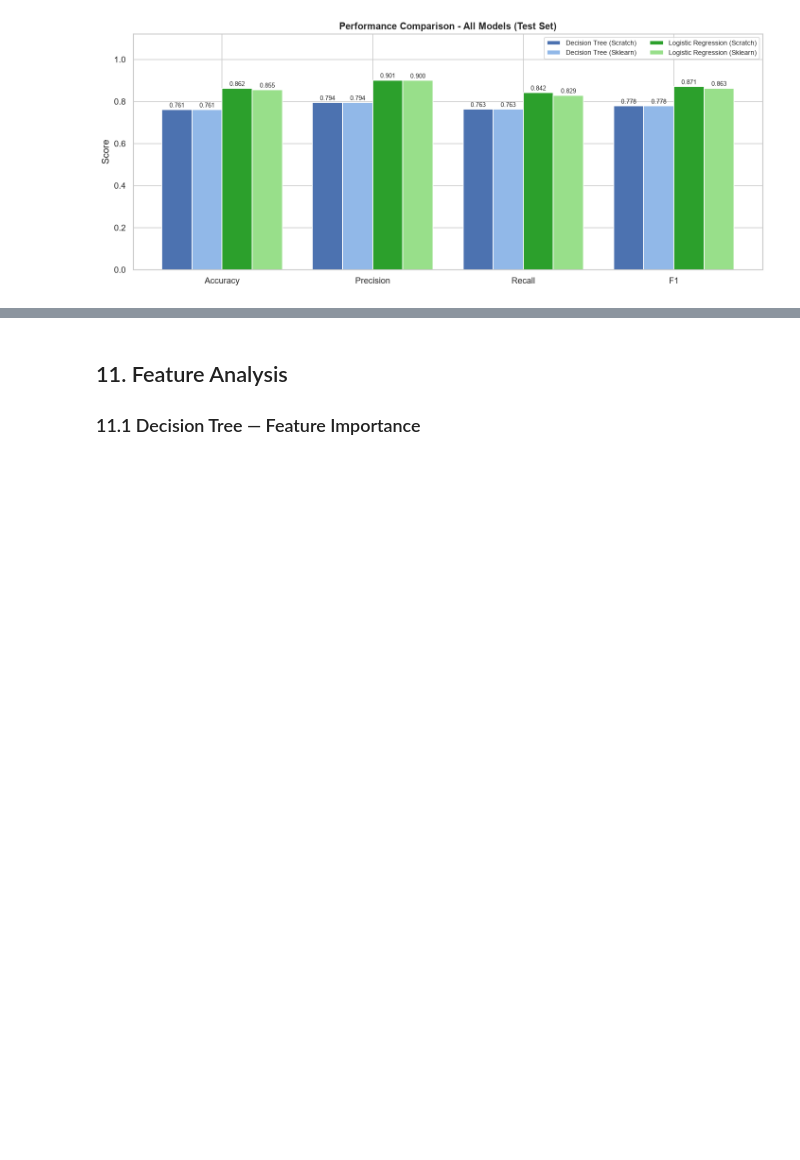
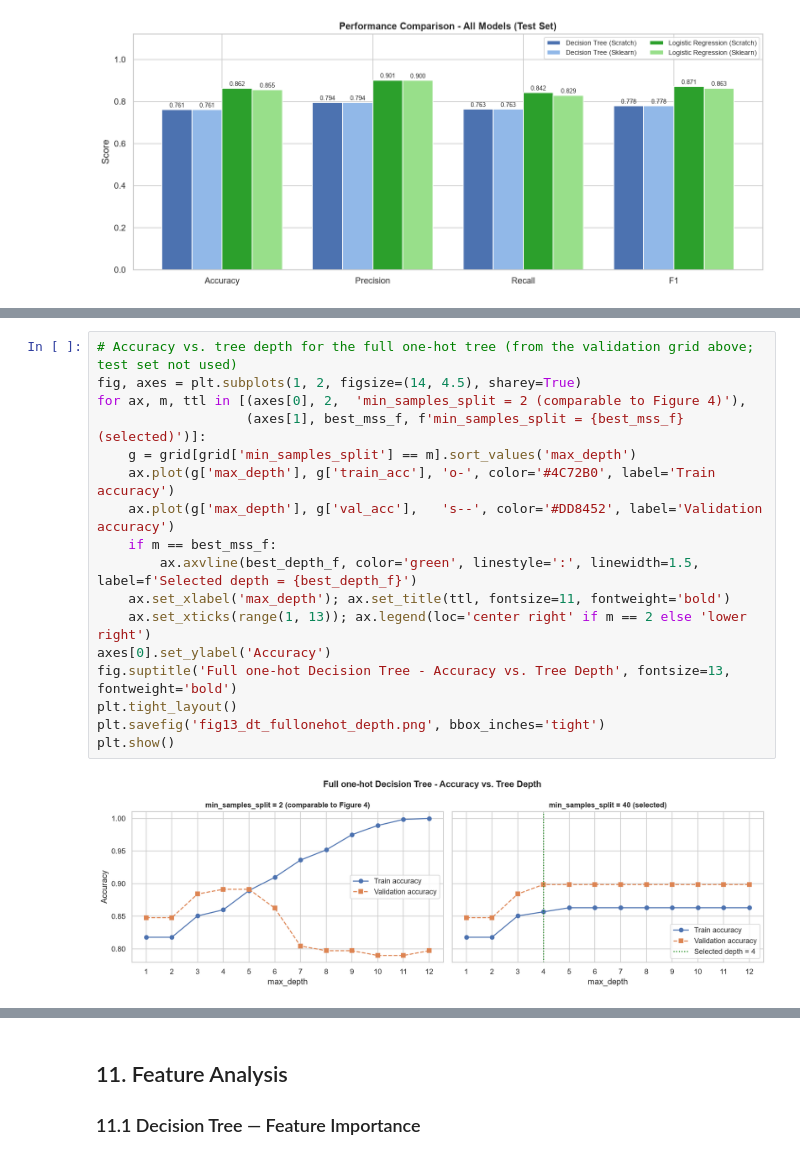
Before and after one commit to ajanumala-Albert/heart-disease-ml-project, a Jupyter notebook: heart_disease_decision_tree.ipynb, the cells around one changed output, grey strips where cells are left out. Saved outputs shown, nothing was run; the diff lists cells and outputs as text; blank space fills up the shorter version.

```diff
--- a/heart_disease_decision_tree.ipynb
+++ b/heart_disease_decision_tree.ipynb
@@ -861,0 +941,19 @@ plt.show()
+# %%
+# Accuracy vs. tree depth for the full one-hot tree (from the validation grid above; test set not used)
+fig, axes = plt.subplots(1, 2, figsize=(14, 4.5), sharey=True)
+for ax, m, ttl in [(axes[0], 2,  'min_samples_split = 2 (comparable to Figure 4)'),
+                   (axes[1], best_mss_f, f'min_samples_split = {best_mss_f} (selected)')]:
+    g = grid[grid['min_samples_split'] == m].sort_values('max_depth')
+    ax.plot(g['max_depth'], g['train_acc'], 'o-', color='#4C72B0', label='Train accuracy')
+    ax.plot(g['max_depth'], g['val_acc'],   's--', color='#DD8452', label='Validation accuracy')
+    if m == best_mss_f:
+        ax.axvline(best_depth_f, color='green', linestyle=':', linewidth=1.5, label=f'Selected depth = {best_depth_f}')
+    ax.set_xlabel('max_depth'); ax.set_title(ttl, fontsize=11, fontweight='bold')
+    ax.set_xticks(range(1, 13)); ax.legend(loc='center right' if m == 2 else 'lower right')
+axes[0].set_ylabel('Accuracy')
+fig.suptitle('Full one-hot Decision Tree - Accuracy vs. Tree Depth', fontsize=13, fontweight='bold')
+plt.tight_layout()
+plt.savefig('fig13_dt_fullonehot_depth.png', bbox_inches='tight')
+plt.show()
+# %% [output]
+[figure, added]
```
Also changed, not shown: parts of 8 cells of this notebook, 6 other files.
